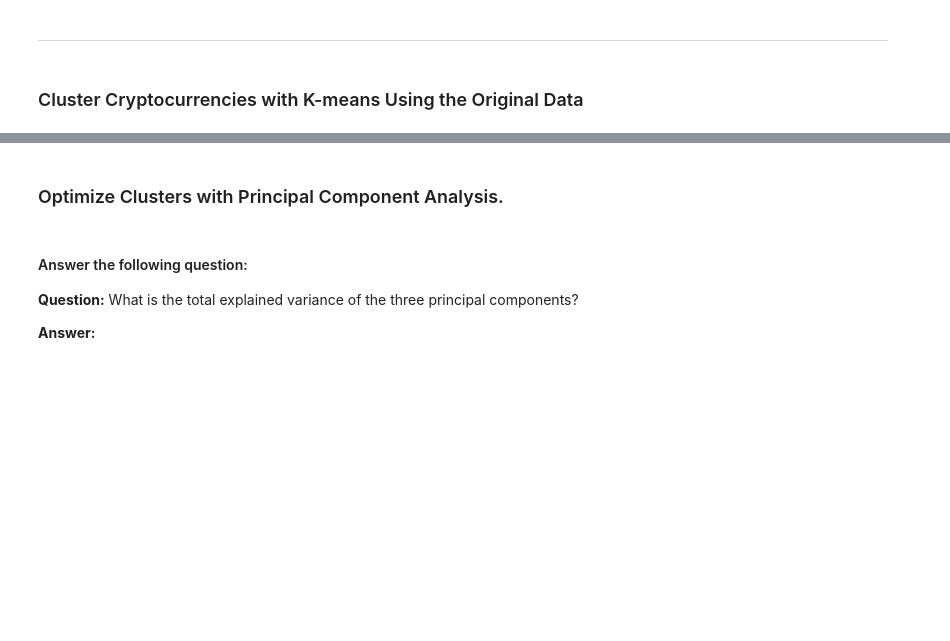
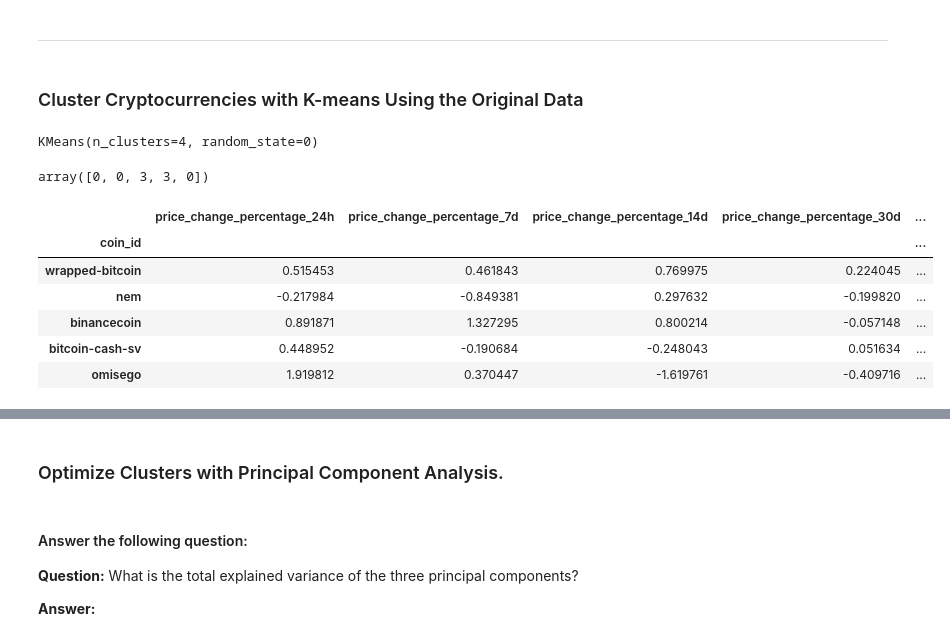
Before and after one commit to RimpleDabas/CryptoClustering, a Jupyter notebook: Crypto_Clustering.ipynb, the cells around one changed output, grey strips where cells are left out. Saved outputs shown, nothing was run; the diff lists cells and outputs as text; code cells hidden in the pictures; blank space fills up the shorter version.

```diff
--- a/Crypto_Clustering.ipynb
+++ b/Crypto_Clustering.ipynb
@@ -153,20 +174,37 @@ df_market_scaled.head()
 ### Cluster Cryptocurrencies with K-means Using the Original Data
 # %%
 # Initialize the K-Means model using the best value for k
+model = KMeans(n_clusters=4, random_state=0)
 # %%
 # Fit the K-Means model using the scaled data
+model.fit(df_market_scaled)
+# %% [output]
+KMeans(n_clusters=4, random_state=0)
 # %%
 # Predict the clusters to group the cryptocurrencies using the scaled data
-
+kmeans_predictions = model.predict(df_market_scaled)
 
 # Print the resulting array of cluster values.
+kmeans_predictions[:5]
+# %% [output]
+array([0, 0, 3, 3, 0])
 # %%
 # Create a copy of the DataFrame
+market_predictions_df = df_market_scaled.copy()
 # %%
 # Add a new column to the DataFrame with the predicted clusters
 
-
+market_predictions_df["k-means segments"] = kmeans_predictions
 # Display sample data
+market_predictions_df.sample(5)
+# %% [output]
+|  | price_change_percentage_24h | price_change_percentage_7d | price_change_percentage_14d | price_change_percentage_30d | ... |
+| coin_id |  |  |  |  | ... |
+| wrapped-bitcoin | 0.515453 | 0.461843 | 0.769975 | 0.224045 | ... |
+| nem | -0.217984 | -0.849381 | 0.297632 | -0.199820 | ... |
+| binancecoin | 0.891871 | 1.327295 | 0.800214 | -0.057148 | ... |
+| bitcoin-cash-sv | 0.448952 | -0.190684 | -0.248043 | 0.051634 | ... |
+| omisego | 1.919812 | 0.370447 | -1.619761 | -0.409716 | ... |
 # %%
 # Create a scatter plot using hvPlot by setting
 # `x="price_change_percentage_24h"` and `y="price_change_percentage_7d"`.
```
Also changed, not shown: parts of 8 cells of this notebook.
